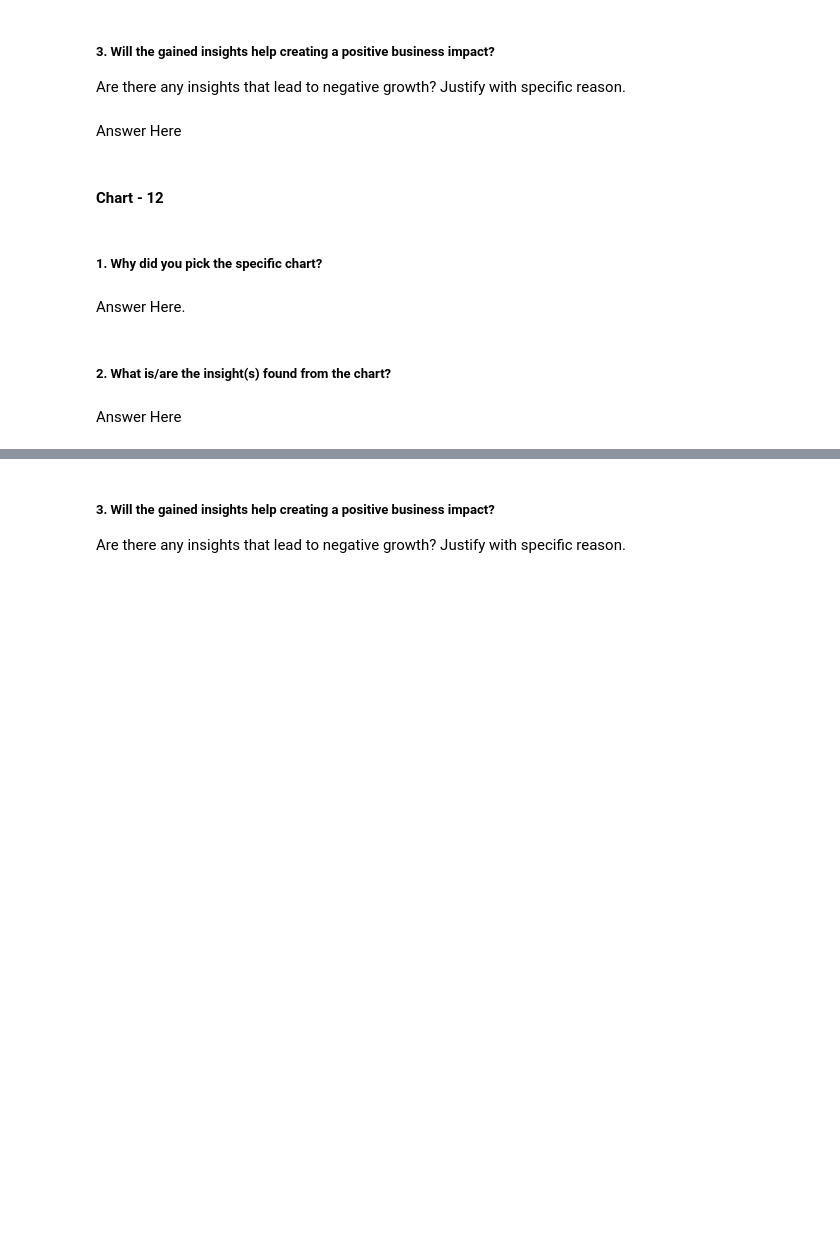
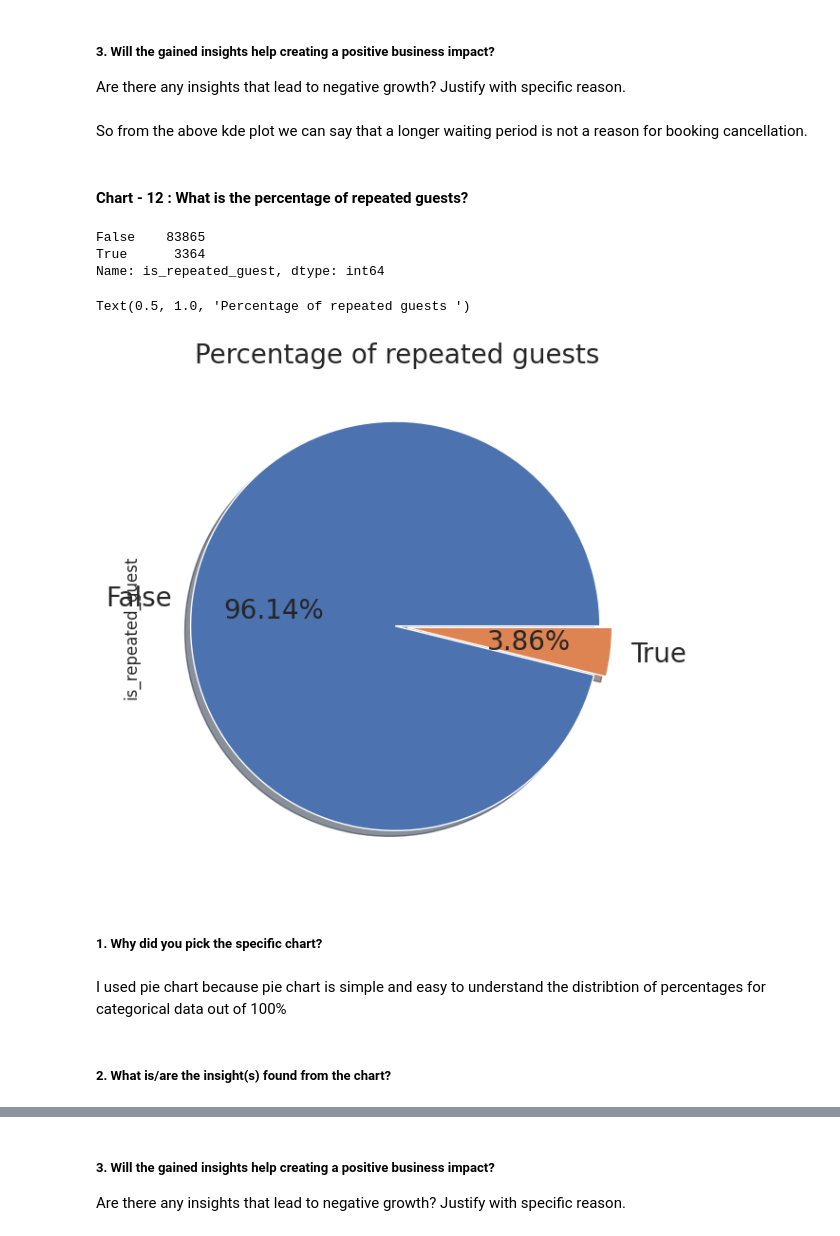
Before and after one commit to krish-kanji/hotel-booking-analysis, a Jupyter notebook: Copy_of_hotel_booking_analysis.ipynb, the cells around one changed output, grey strips where cells are left out. Drawn from its saved outputs; the diff is of its cells as text; code cells hidden in the pictures; blank space fills up the shorter version.

```diff
--- a/Copy_of_hotel_booking_analysis.ipynb
+++ b/Copy_of_hotel_booking_analysis.ipynb
@@ -793,17 +811,28 @@ Answer Here
 # %% [markdown]
 ##### 3. Will the gained insights help creating a positive business impact?
 Are there any insights that lead to negative growth? Justify with specific reason.
-# %% [markdown]
-Answer Here
+# %% [markdown]
+So from the above kde plot we can say that  a longer waiting period is not a reason for booking cancellation.
 # %% [markdown]
-#### Chart - 12
+#### Chart - 12 : What is the percentage of repeated guests?
 # %%
 # Chart - 12 visualization code
+repeated_guests_count = hotel_df['is_repeated_guest'].value_counts()
+repeated_guests_count
+# %% [output]
+False    83865
+True      3364
+Name: is_repeated_guest, dtype: int64
+# %%
+# piechart is used for visaulization
+repeated_guests_count.plot.pie(explode=[0.03, 0.03], autopct='%1.2f%%', shadow=True, figsize=(10,7),fontsize=20)
+plt.title('Percentage of repeated guests ',fontsize = 20)
+# %% [output]
+Text(0.5, 1.0, 'Percentage of repeated guests ')
+[figure, added]
 # %% [markdown]
 ##### 1. Why did you pick the specific chart?
-# %% [markdown]
-Answer Here.
+# %% [markdown]
+ I used pie chart because pie chart is simple and easy to understand the distribtion of percentages for categorical data out of 100%
 # %% [markdown]
 ##### 2. What is/are the insight(s) found from the chart?
-# %% [markdown]
-Answer Here
```
Also changed, not shown: parts of 40 cells of this notebook.
